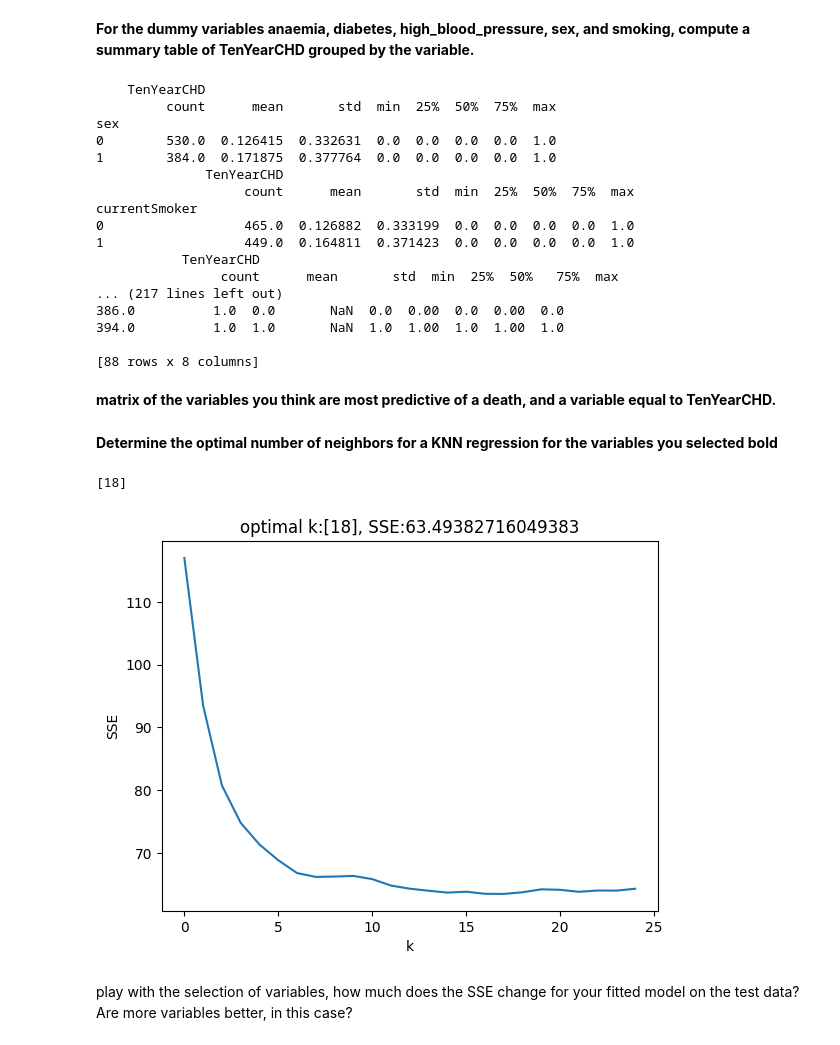
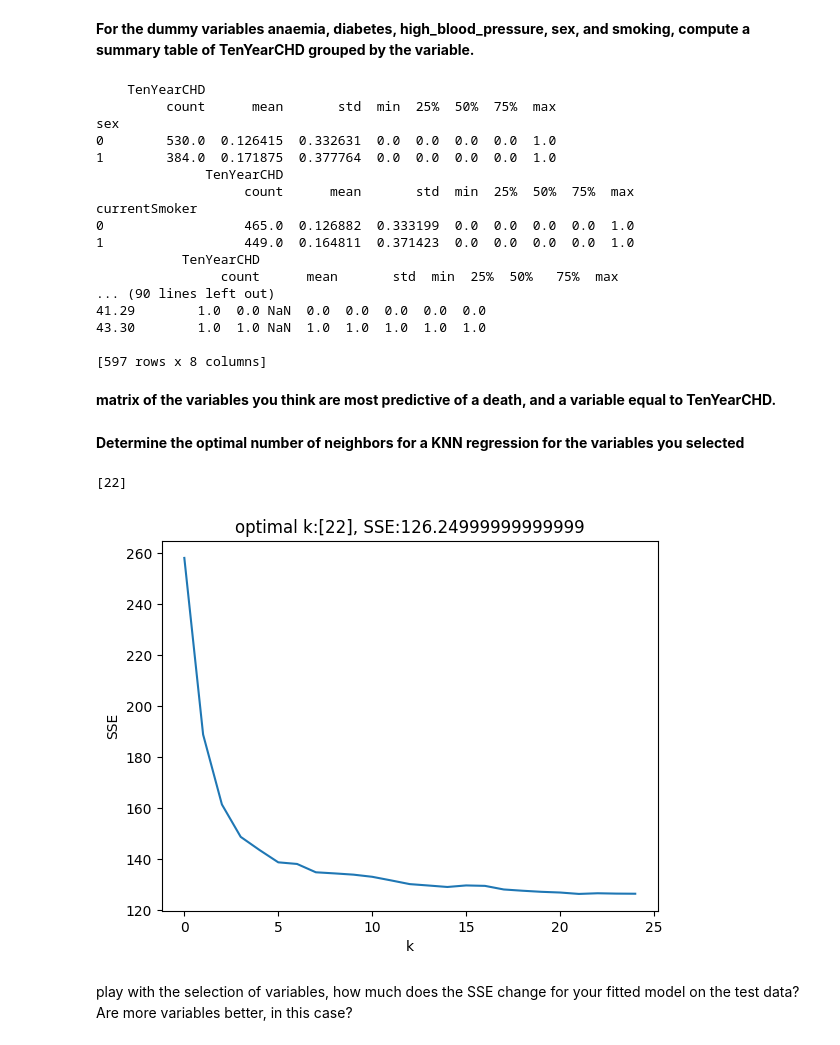
Before and after one commit to Catherine-Nguyen88/project_chd, a Jupyter notebook: CHD_Camila's_Part.ipynb, the cells around one changed output. Saved outputs shown, nothing was run; the diff lists cells and outputs as text; code cells hidden in the pictures.

```diff
--- a/CHD_Camila's_Part.ipynb
+++ b/CHD_Camila's_Part.ipynb
@@ -162,8 +168,7 @@ The optimal k is roughly 174. Underfitting occurs when your model is too simple
 # %% [markdown]
 **For the dummy variables anaemia, diabetes, high_blood_pressure, sex, and smoking, compute a summary table of TenYearCHD grouped by the variable.**
 # %%
-vars = ['sex','currentSmoker','cigsPerDay','diabetes','totChol','sysBP','diaBP','BMI',
-        'age','prevalentStroke','prevalentHyp','heartRate','glucose']
+vars = ['sex', 'currentSmoker', 'cigsPerDay', 'diabetes', 'totChol', 'sysBP','diaBP', 'BMI']
 
 for var in vars:
     print(test_final.loc[:,[var,'TenYearCHD']].groupby(var).describe())
@@ -180,11 +185,11 @@ currentSmoker
 1                  449.0  0.164811  0.371423  0.0  0.0  0.0  0.0  1.0
            TenYearCHD
                 count      mean       std  min  25%  50%   75%  max
-... (217 lines left out)
-386.0          1.0  0.0       NaN  0.0  0.00  0.0  0.00  0.0
-394.0          1.0  1.0       NaN  1.0  1.00  1.0  1.00  1.0
+... (90 lines left out)
+41.29        1.0  0.0 NaN  0.0  0.0  0.0  0.0  0.0
+43.30        1.0  1.0 NaN  1.0  1.0  1.0  1.0  1.0
 
-[88 rows x 8 columns]
+[597 rows x 8 columns]
 # %% [markdown]
 **matrix of the variables you think are most predictive of a death, and a variable equal to TenYearCHD.**
 # %%
@@ -198,33 +203,31 @@ def maxmin(x):
     return u
 X = X.apply(maxmin)
 # %% [markdown]
-**Determine the optimal number of neighbors for a KNN regression for the variables you selected bold**
+**Determine the optimal number of neighbors for a KNN regression for the variables you selected**
 # %%
-from sklearn.neighbors import KNeighborsRegressor
-
 # Determine the optimal k:
 k_bar = 25
 k_grid = np.arange(1,k_bar) # The range of k's to consider
 SSE = np.zeros(k_bar)
 
 for k in range(k_bar):
     knn = KNeighborsRegressor(n_neighbors=k+1)
-    predictor = knn.fit(X_train,y_train)
-    y_hat = knn.predict(X_test)
+    predictor = knn.fit(x_train_scaled, y_train)
+    y_hat = knn.predict(x_test_scaled)
     SSE[k] = np.sum( (y_test-y_hat)**2 ) # Bug in sklearn requires .values
 
 SSE_min = np.min(SSE) # highest recorded accuracy
 min_index = np.where(SSE==SSE_min)
 k_star = k_grid[min_index] # Find the optimal value of k
 print(k_star)
 
 plt.plot(np.arange(0,k_bar),SSE) # Plot accuracy by k
 plt.xlabel("k")
 plt.title("optimal k:"+str(k_star)+', SSE:'+str(SSE_min))
 plt.ylabel('SSE')
 plt.show()
 # %% [output]
-[18]
+[22]
-[figure, old version]
+[figure, new version]
 # %% [markdown]
 play with the selection of variables, how much does the SSE change for your fitted model on the test data? Are more variables better, in this case?
```
Also changed, not shown: parts of 3 cells of this notebook.
